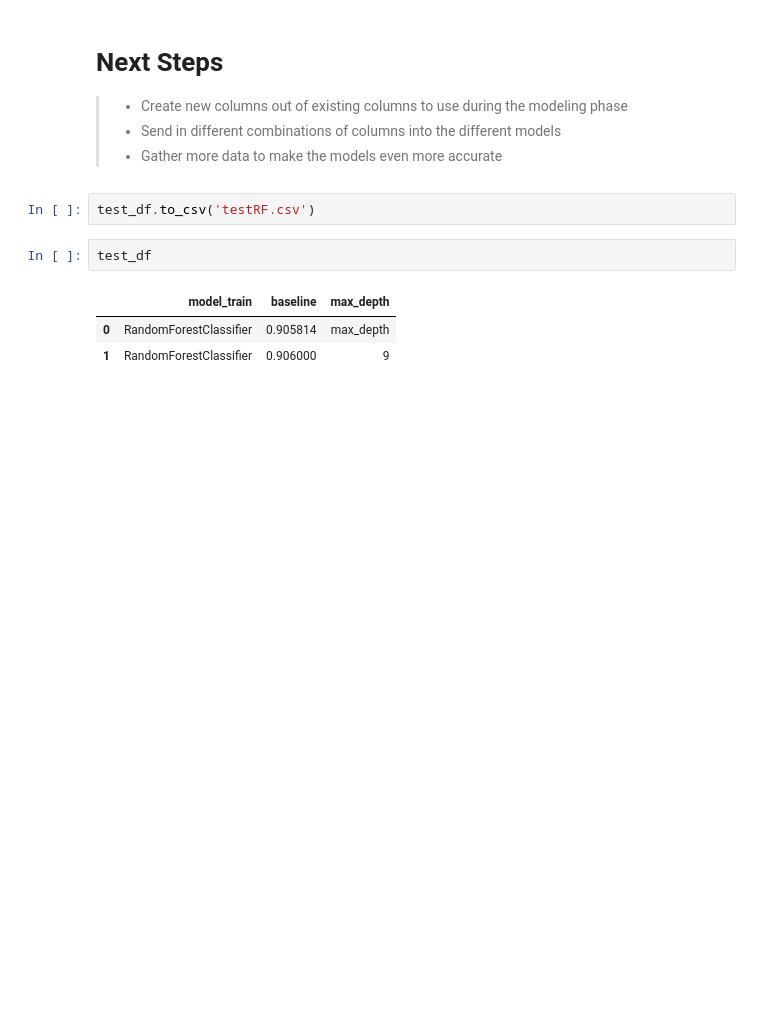
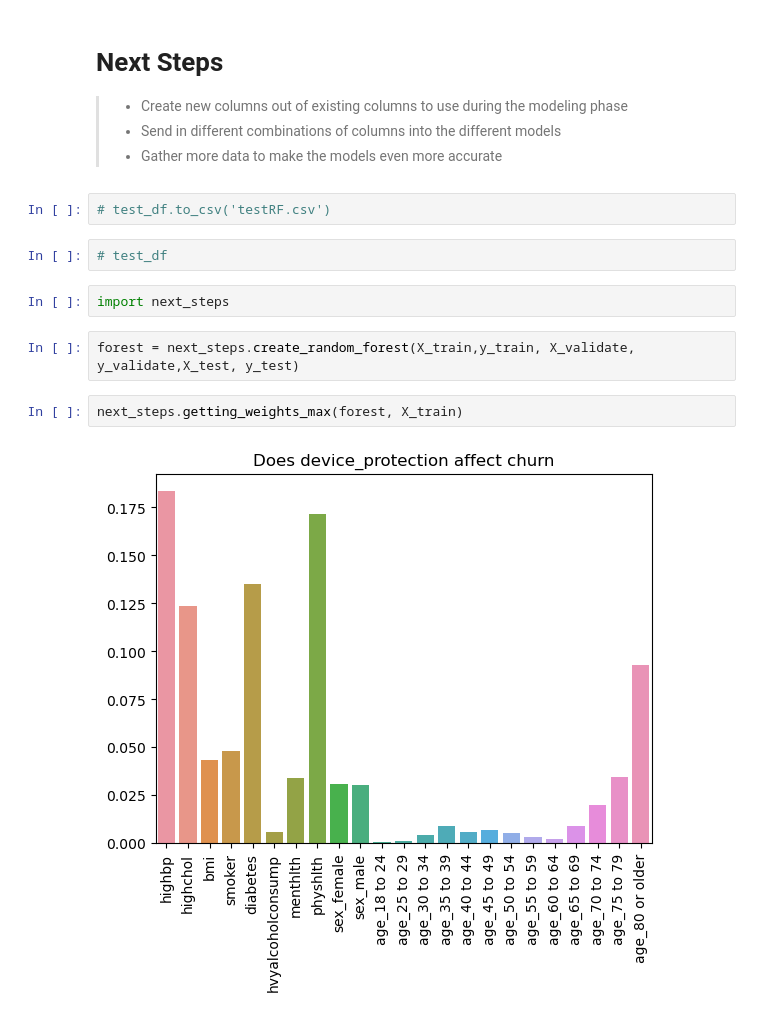
Before and after one commit to Divante222/individual_project, a Jupyter notebook: possible_project_1.ipynb, the cells around one changed output. Saved outputs shown, nothing was run; the diff lists cells and outputs as text; blank space fills up the shorter version.

```diff
--- a/possible_project_1.ipynb
+++ b/possible_project_1.ipynb
@@ -491,10 +471,14 @@ RF_df.to_csv('RF.csv')
 > * Send in different combinations of columns into the different models
 > * Gather more data to make the models even more accurate
 # %%
-test_df.to_csv('testRF.csv')
+# test_df.to_csv('testRF.csv')
 # %%
-test_df
+# test_df
-# %% [output]
-|  | model_train | baseline | max_depth |
-| 0 | RandomForestClassifier | 0.905814 | max_depth |
-| 1 | RandomForestClassifier | 0.906000 | 9 |
+# %%
+import next_steps
+# %%
+forest = next_steps.create_random_forest(X_train,y_train, X_validate, y_validate,X_test, y_test)
+# %%
+next_steps.getting_weights_max(forest, X_train)
+# %% [output]
+[figure, added]
```
Also changed, not shown: parts of 4 cells of this notebook, 3 other files.
